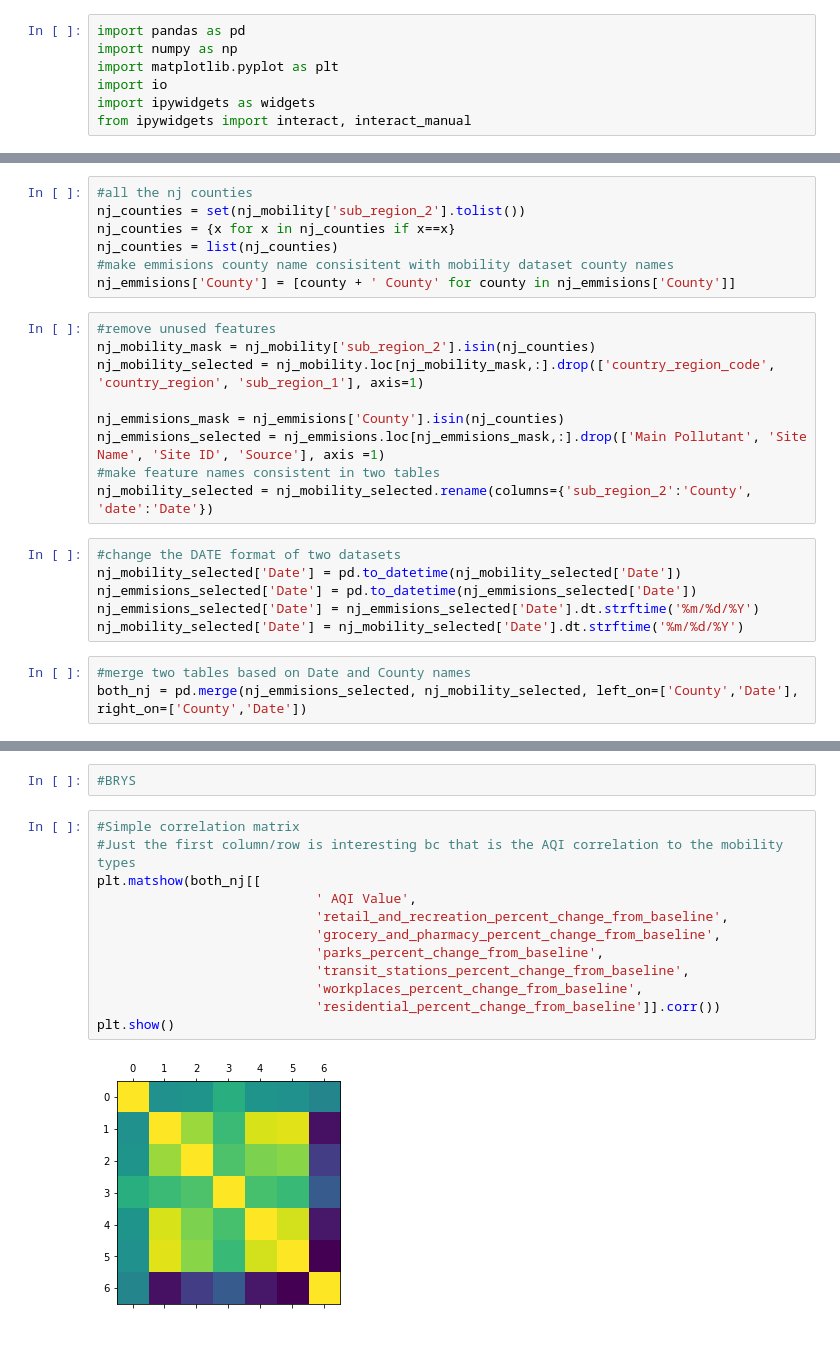
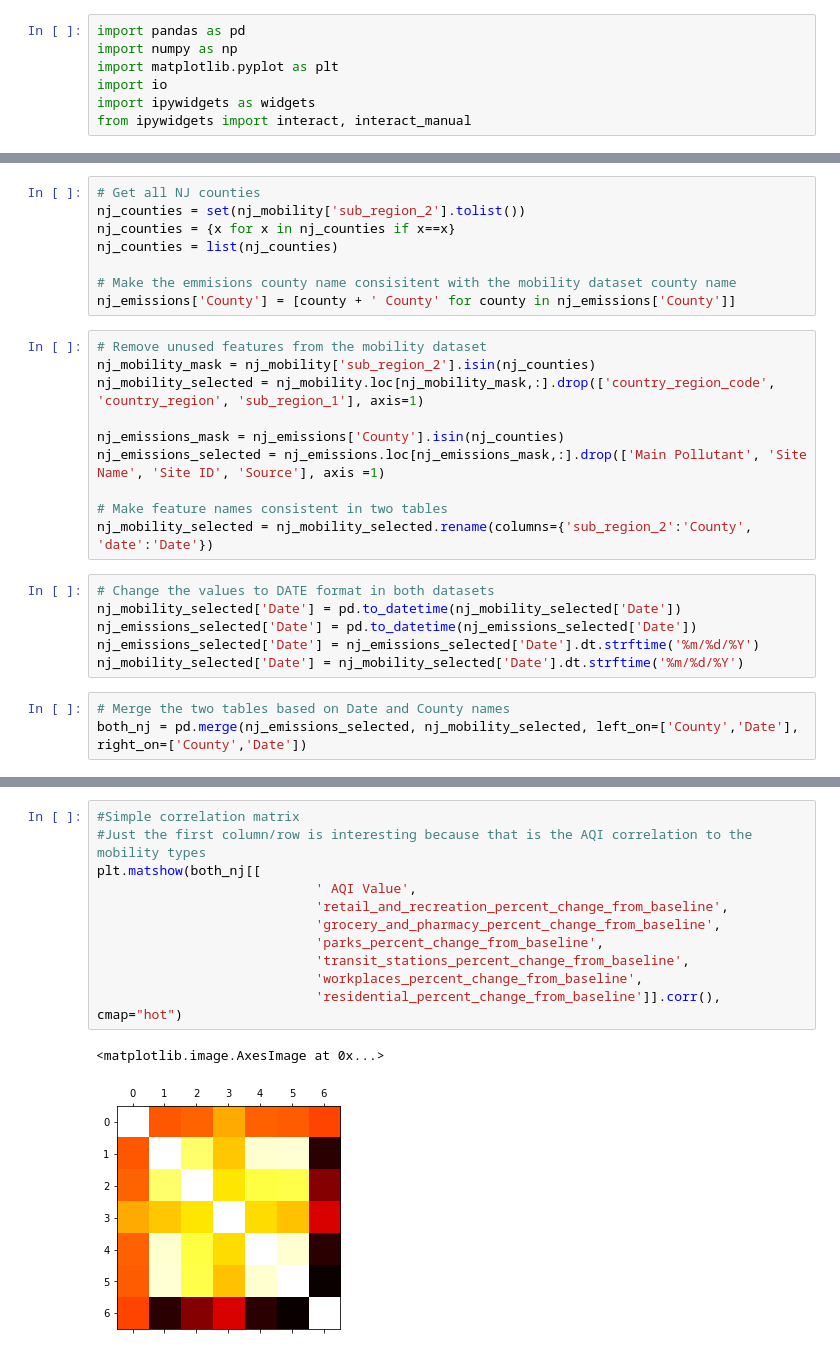
Before and after one commit to kshptl/Covid, a Jupyter notebook: Covid-19 Emission Impact Model.ipynb, the cells around one changed output, grey strips where cells are left out. Cells and saved outputs as stored; diff of their text form.

Commit message:
updated sources

```diff
--- a/Covid-19 Emission Impact Model.ipynb
+++ b/Covid-19 Emission Impact Model.ipynb
@@ -23,28 +25,30 @@ nj_emmisions['5-year Average (2015-2019)'] = pd.to_numeric(nj_emmisions['5-year
 # %%
-#all the nj counties
+# Get all NJ counties
 nj_counties = set(nj_mobility['sub_region_2'].tolist())
 nj_counties = {x for x in nj_counties if x==x}
 nj_counties = list(nj_counties)
-#make emmisions county name consisitent with mobility dataset county names
-nj_emmisions['County'] = [county + ' County' for county in nj_emmisions['County']]
+
+# Make the emmisions county name consisitent with the mobility dataset county name
+nj_emissions['County'] = [county + ' County' for county in nj_emissions['County']]
 # %%
-#remove unused features
+# Remove unused features from the mobility dataset
 nj_mobility_mask = nj_mobility['sub_region_2'].isin(nj_counties)
 nj_mobility_selected = nj_mobility.loc[nj_mobility_mask,:].drop(['country_region_code', 'country_region', 'sub_region_1'], axis=1)
 
-nj_emmisions_mask = nj_emmisions['County'].isin(nj_counties)
-nj_emmisions_selected = nj_emmisions.loc[nj_emmisions_mask,:].drop(['Main Pollutant', 'Site Name', 'Site ID', 'Source'], axis =1)
-#make feature names consistent in two tables
+nj_emissions_mask = nj_emissions['County'].isin(nj_counties)
+nj_emissions_selected = nj_emissions.loc[nj_emissions_mask,:].drop(['Main Pollutant', 'Site Name', 'Site ID', 'Source'], axis =1)
+
+# Make feature names consistent in two tables
 nj_mobility_selected = nj_mobility_selected.rename(columns={'sub_region_2':'County', 'date':'Date'})
 # %%
-#change the DATE format of two datasets
+# Change the values to DATE format in both datasets
 nj_mobility_selected['Date'] = pd.to_datetime(nj_mobility_selected['Date'])
-nj_emmisions_selected['Date'] = pd.to_datetime(nj_emmisions_selected['Date'])
-nj_emmisions_selected['Date'] = nj_emmisions_selected['Date'].dt.strftime('%m/%d/%Y')
+nj_emissions_selected['Date'] = pd.to_datetime(nj_emissions_selected['Date'])
+nj_emissions_selected['Date'] = nj_emissions_selected['Date'].dt.strftime('%m/%d/%Y')
 nj_mobility_selected['Date'] = nj_mobility_selected['Date'].dt.strftime('%m/%d/%Y')
 # %%
-#merge two tables based on Date and County names
-both_nj = pd.merge(nj_emmisions_selected, nj_mobility_selected, left_on=['County','Date'], right_on=['County','Date'])
+# Merge the two tables based on Date and County names
+both_nj = pd.merge(nj_emissions_selected, nj_mobility_selected, left_on=['County','Date'], right_on=['County','Date'])
 # %%
 both_nj.dtypes
 # %% [output]
@@ -80,17 +71,15 @@ both_nj
-# %%
-#BRYS
 # %%
 #Simple correlation matrix
-#Just the first column/row is interesting bc that is the AQI correlation to the mobility types
+#Just the first column/row is interesting because that is the AQI correlation to the mobility types
 plt.matshow(both_nj[[
                             ' AQI Value',
                             'retail_and_recreation_percent_change_from_baseline',
                             'grocery_and_pharmacy_percent_change_from_baseline',
                             'parks_percent_change_from_baseline',
                             'transit_stations_percent_change_from_baseline',
                             'workplaces_percent_change_from_baseline',
-                            'residential_percent_change_from_baseline']].corr())
-plt.show()
+                            'residential_percent_change_from_baseline']].corr(), cmap="hot")
 # %% [output]
+<matplotlib.image.AxesImage at 0x...>
-[figure, old version]
+[figure, new version]
 # %%
```
Also changed, not shown: parts of 15 cells of this notebook, 2 other files.
